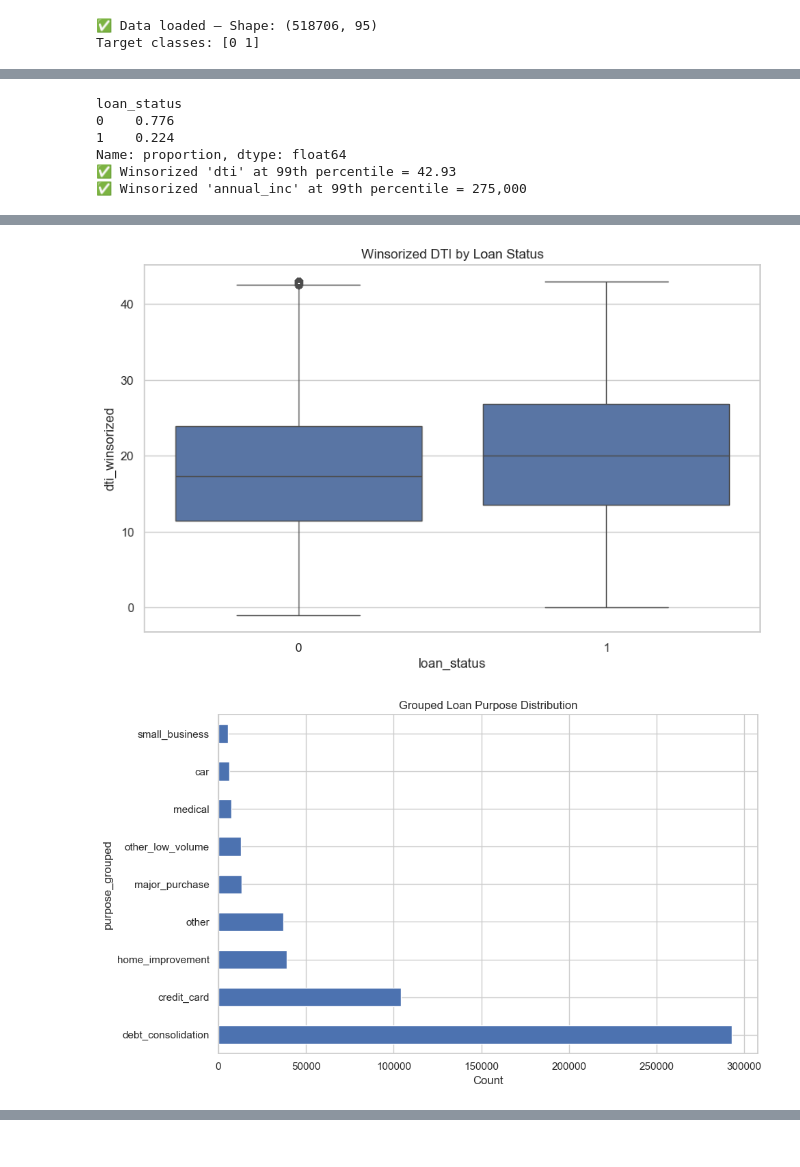
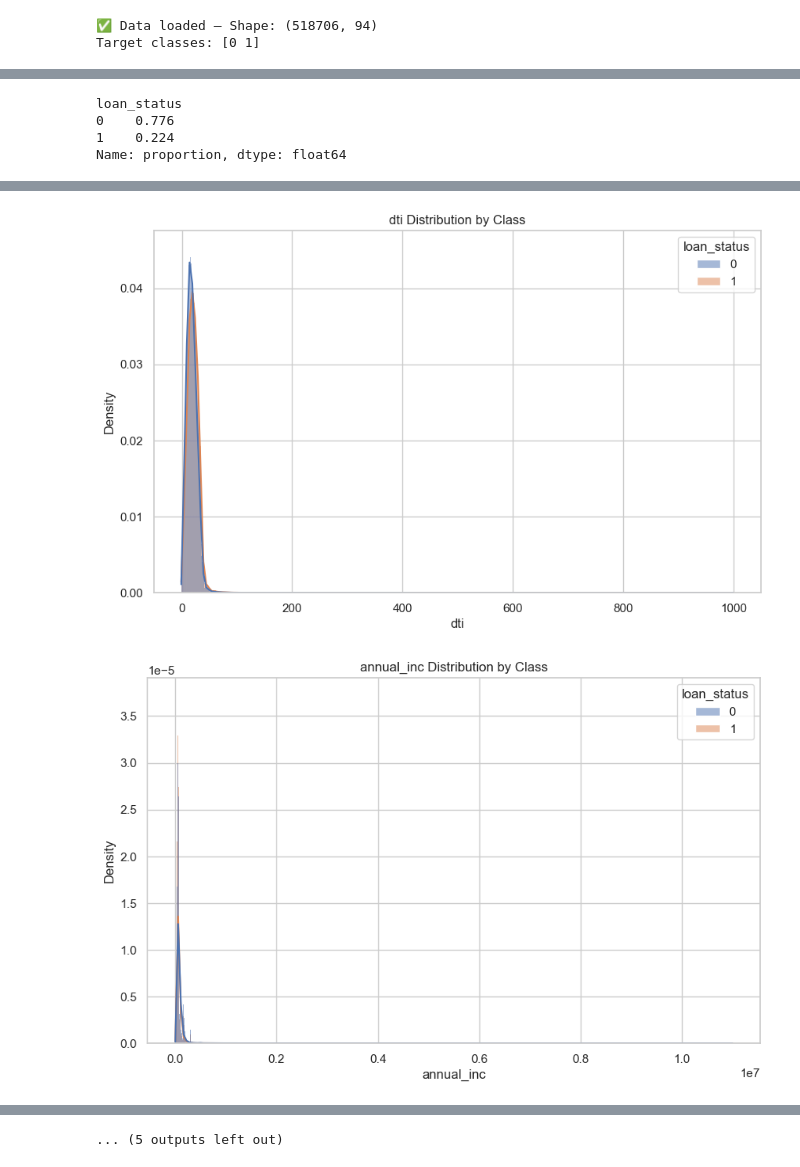
Before and after one commit to Godblessthecode/BorrowIQ, a Jupyter notebook: notebooks/01_eda_borrowiq.ipynb, the cells around one changed output, grey strips where cells are left out. Cells and saved outputs as stored; diff of their text form; code cells hidden in the pictures.

Commit message:
📊 Enhanced 01 EDA notebook with class-wise analysis and feature prep

```diff
--- a/notebooks/01_eda_borrowiq.ipynb
+++ b/notebooks/01_eda_borrowiq.ipynb
@@ -50,7 +50,24 @@ df['loan_status'].value_counts().plot(kind='barh', title='Loan Status Class Dist
 plt.xlabel('Count')
 plt.show()
 print(df['loan_status'].value_counts(normalize=True).round(3))
-# Insight: Class imbalance present — ~75% performing, ~25% default. Stratified sampling advised.
+
+# --- Class-Wise EDA ---
+num_cols = ['int_rate', 'dti', 'annual_inc']
+cat_cols = ['grade', 'purpose', 'home_ownership']
+
+for col in num_cols:
+    sns.histplot(data=df, x=col, hue='loan_status', kde=True, stat='density', common_norm=False)
+    plt.title(f"{col} Distribution by Class")
+    plt.show()
+
+for col in cat_cols:
+    class_pct = df.groupby(['loan_status', col]).size().groupby(level=0).apply(lambda x: x / x.sum())
+    class_pct.unstack().T.plot(kind='bar', stacked=True)
+    plt.title(f"{col} Distribution by Class")
+    plt.tight_layout()
+    plt.show()
+
+print(df.groupby('loan_status')[num_cols].describe().T)
 
 # --- Feature Engineering ---
 df, dti_cap = winsorize_feature(df, 'dti')
@@ -67,27 +84,22 @@ df = group_rare_categories(df, 'purpose')
 sns.boxplot(data=df, x='loan_status', y='int_rate')
 plt.title('Interest Rate by Loan Status')
 plt.show()
-# Insight: Defaulters tend to have higher interest rates, reflecting higher risk pricing.
 
 sns.boxplot(data=df, x='loan_status', y='dti_winsorized')
 plt.title('Winsorized DTI by Loan Status')
 plt.show()
-# Insight: Higher median DTI among defaulters — a sign of borrower overextension.
 
 df['purpose_grouped'].value_counts().plot(kind='barh', title='Grouped Loan Purpose Distribution')
 plt.xlabel('Count')
 plt.tight_layout()
 plt.show()
-# Insight: Debt consolidation and credit card refinancing dominate — mostly unsecured personal refinancing.
 
 plot_default_rate_by_categorical(df, 'grade')
-# Insight: Default rates rise steeply from Grade A (~6%) to Grade G (>50%). Grade is a strong risk proxy.
 
 # --- Missing Values ---
 msno.matrix(df.sample(min(1000, len(df)), random_state=42))
 plt.title("Missing Values Matrix (Sample of 1000 Rows)")
 plt.show()
-# Insight: No major missingness patterns detected in the sampled subset.
 
 # --- Drop Leakage ---
 leakage_cols = ['total_pymnt_inv', 'last_fico_range_high', 'last_fico_range_low']
@@ -117,19 +129,16 @@ importances.nlargest(15).plot(kind='barh')
 plt.title('Top 15 Feature Importances (Random Forest)')
 plt.tight_layout()
 plt.show()
-# Insight: Interest rate is the dominant predictor, followed by grades and DTI. Categorical dummy vars show low but notable influence.
 
 # --- Save Final Dataset ---
 output_path.parent.mkdir(parents=True, exist_ok=True)
 df.to_csv(output_path, index=False)
-print(f"💾 Final model-ready dataset saved to: {output_path}")
+print(f"📎 Final model-ready dataset saved to: {output_path}")
 # %% [output]
-✅ Data loaded — Shape: (518706, 95)
+✅ Data loaded — Shape: (518706, 94)
 Target classes: [0 1]
 [figure]
 loan_status
 0    0.776
 1    0.224
 Name: proportion, dtype: float64
-✅ Winsorized 'dti' at 99th percentile = 42.93
-✅ Winsorized 'annual_inc' at 99th percentile = 275,000
@@ -137,2 +146,2 @@ Name: proportion, dtype: float64
-[figure, old version]
+[figure, new version]
-[figure, old version]
+[figure, new version]
@@ -142,0 +170 @@ Name: proportion, dtype: float64
+... (5 outputs left out)
```
Also changed, not shown: parts of 1 cell of this notebook.
